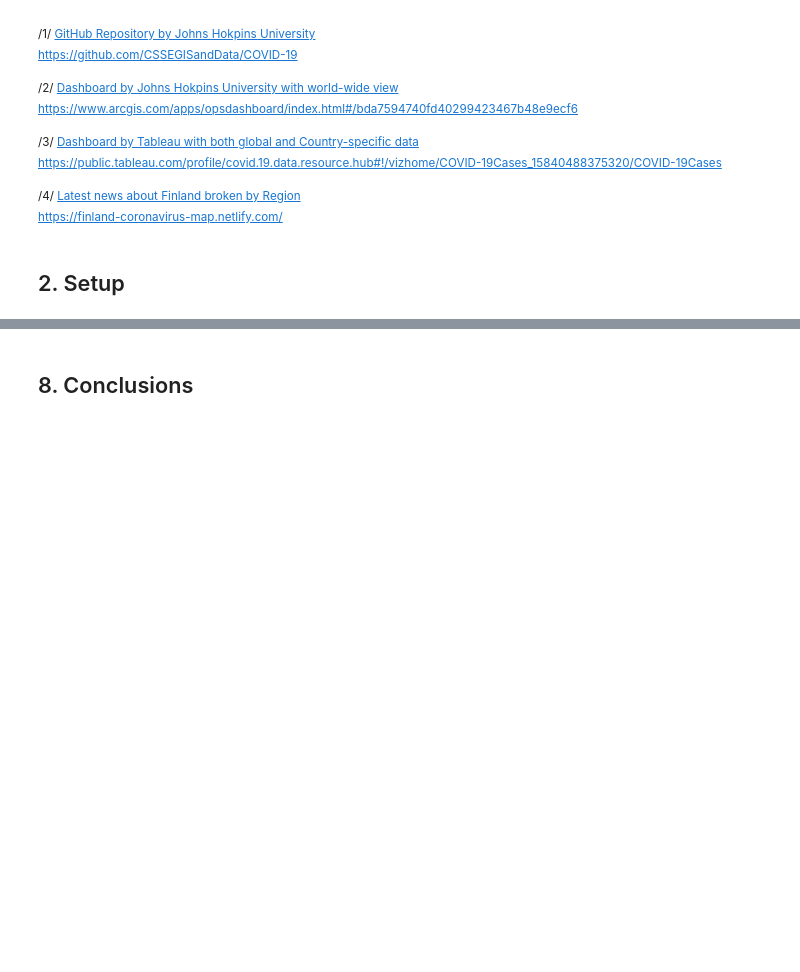
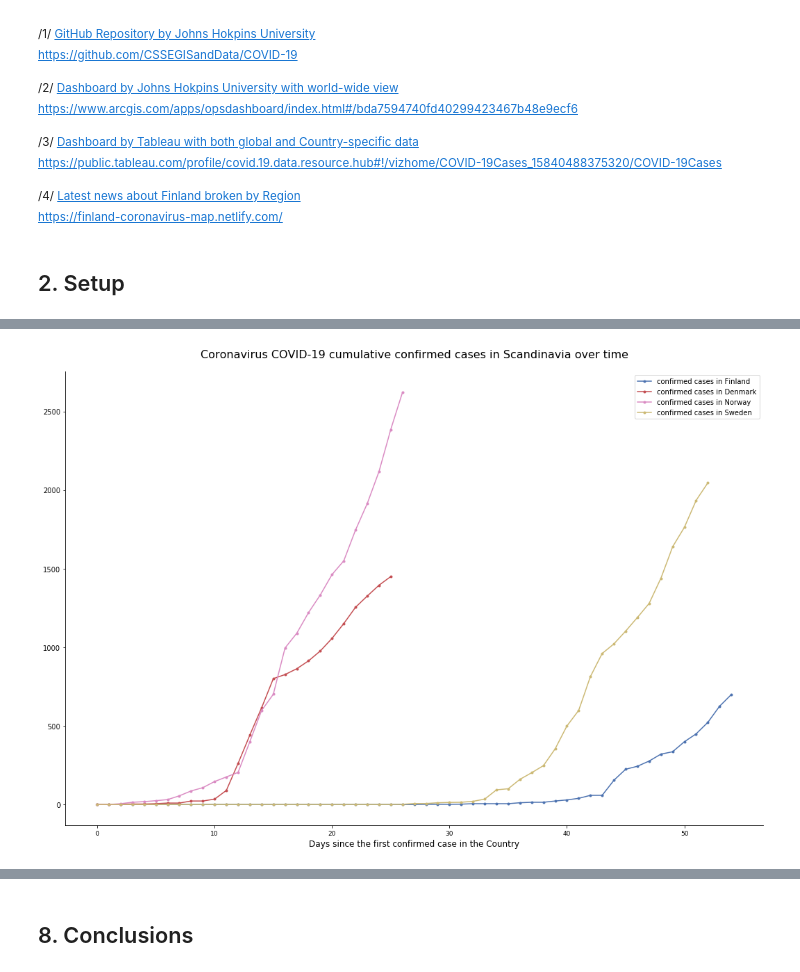
Before and after one commit to BerniHacker/Coronavirus, a Jupyter notebook: Coronavirus_Finland.ipynb, the cells around one changed output, grey strips where cells are left out. Drawn from its saved outputs; the diff is of its cells as text; code cells hidden in the pictures; blank space fills up the shorter version.

```diff
--- a/Coronavirus_Finland.ipynb
+++ b/Coronavirus_Finland.ipynb
@@ -66,0 +928,17 @@ pd.set_option('display.max_columns', None)
+# %%
+# Extracting all data about Finland (from the first available day)
+Finland_0 = extract_country("Finland", "Not applicable", 0)
+# Extracting the confirmed cases
+finland_conf_0 = Finland_0[0]
+# Extracting the decased cases
+finland_deceas_0 = Finland_0[1]
+
+# Calculating the incremental values of the confirmed cases
+finland_conf_incr_0 = calc_increments(finland_conf_0)
+
+# Extracting the dataseries from the first confirmed case in the Country
+# by using the function extract_non_null
+# (the function extracts all non null values, not only the leading zeros
+# but this is OK since the total confirmed cases cannot decrease)
+
+finland_conf_pos = extract_non_null(finland_conf_0)
@@ -66,0 +1282,23 @@ pd.set_option('display.max_columns', None)
+# %%
+# Comparing cumulative confirmed cases over time in Scandinavia
+# starting form the day of the first confirmed case
+cust_line_plot((list(range(len(finland_conf_pos))), finland_conf_pos,
+                ".", '-', 0, "confirmed cases in Finland"),
+               (list(range(len(denmark_conf_pos))), denmark_conf_pos,
+                ".", '-', 3, "confirmed cases in Denmark"),
+               (list(range(len(norway_conf_pos))), norway_conf_pos,
+                ".", '-', 6, "confirmed cases in Norway"),
+               (list(range(len(sweden_conf_pos))), sweden_conf_pos,
+                ".", '-', 8, "confirmed cases in Sweden"),
+               figsize_w=18, figsize_h=12,
+               title="Coronavirus COVID-19 cumulative confirmed cases "\
+                     "in Scandinavia over time",
+               title_fs=16, title_offset=20,
+               rem_borders=True,
+               x_label="Days since the first confirmed case in the Country",
+               xlabel_fs=12,
+               xvalues_fs=9,rot=0,
+               y_label=None, ylabel_fs=12,
+               legend=True)
+# %% [output]
+[figure, added]
```
Also changed, not shown: parts of 123 cells of this notebook, 2 other files.
